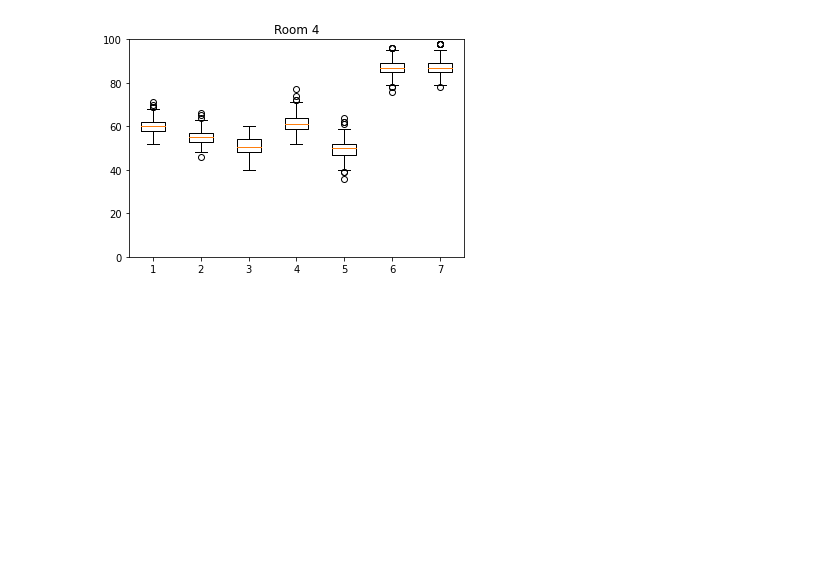
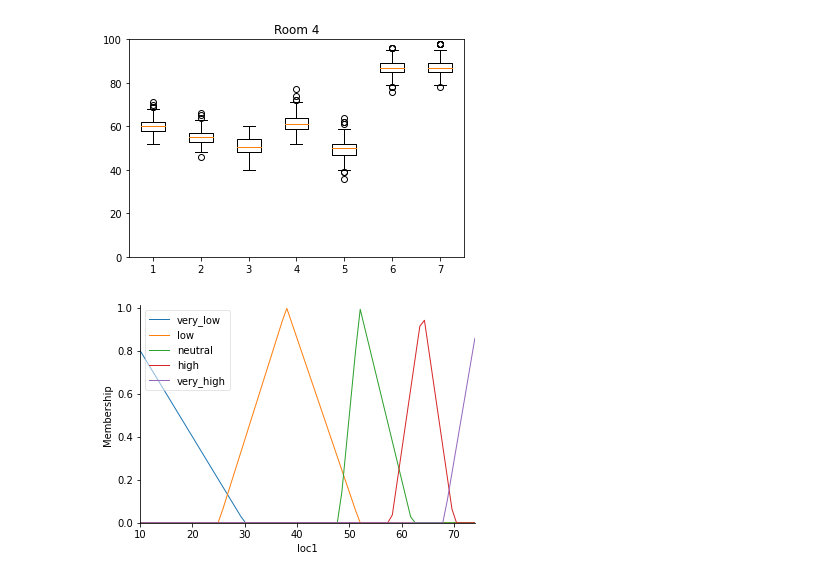
Before and after one commit to alexandradecarvalho/fuzzy_project, a Jupyter notebook: ass2.ipynb, the cells around one changed output. Cells and saved outputs as stored; diff of their text form; code cells hidden in the pictures; blank space fills up the shorter version.

Commit message:
Added Antecedents and Consequent

```diff
--- a/ass2.ipynb
+++ b/ass2.ipynb
@@ -152,16 +157,22 @@ X = np.linspace(start=0, stop=100, num=100, endpoint=True, retstep=False)
 # %%
 # Location 1
+
+X = np.linspace(start=data[0].min(), stop=data[0].max(), num=data[0].max(), endpoint=True, retstep=False)
+loc1 = ctrl.Antecedent(X, 'loc1')
 
 interval1 = [5, 5, 30]
 interval2 = [25, int(((52-25)/2) + 25), 52]
 interval3 = [48, int(((62-48)/2) + 45), 62]
 interval4 = [58, int(((70-58)/2) + 58), 70]
 interval5 = [68, 75, 75]
 
-very_low_1 = fuzz.membership.trimf(X, interval1)
-low_1 = fuzz.membership.trimf(X, interval2)
-neutral_1 = fuzz.membership.trimf(X, interval3)
-high_1 = fuzz.membership.trimf(X, interval4)
-very_high_1 = fuzz.membership.trimf(X, interval5)
+loc1['very_low'] = fuzz.membership.trimf(X, interval1)
+loc1['low'] = fuzz.membership.trimf(X, interval2)
+loc1['neutral'] = fuzz.membership.trimf(X, interval3)
+loc1['high'] = fuzz.membership.trimf(X, interval4)
+loc1['very_high'] = fuzz.membership.trimf(X, interval5)
+loc1.view()
+# %% [output]
+[figure, added]
 # %%
 # Location 2
```
Also changed, not shown: parts of 9 cells of this notebook.
